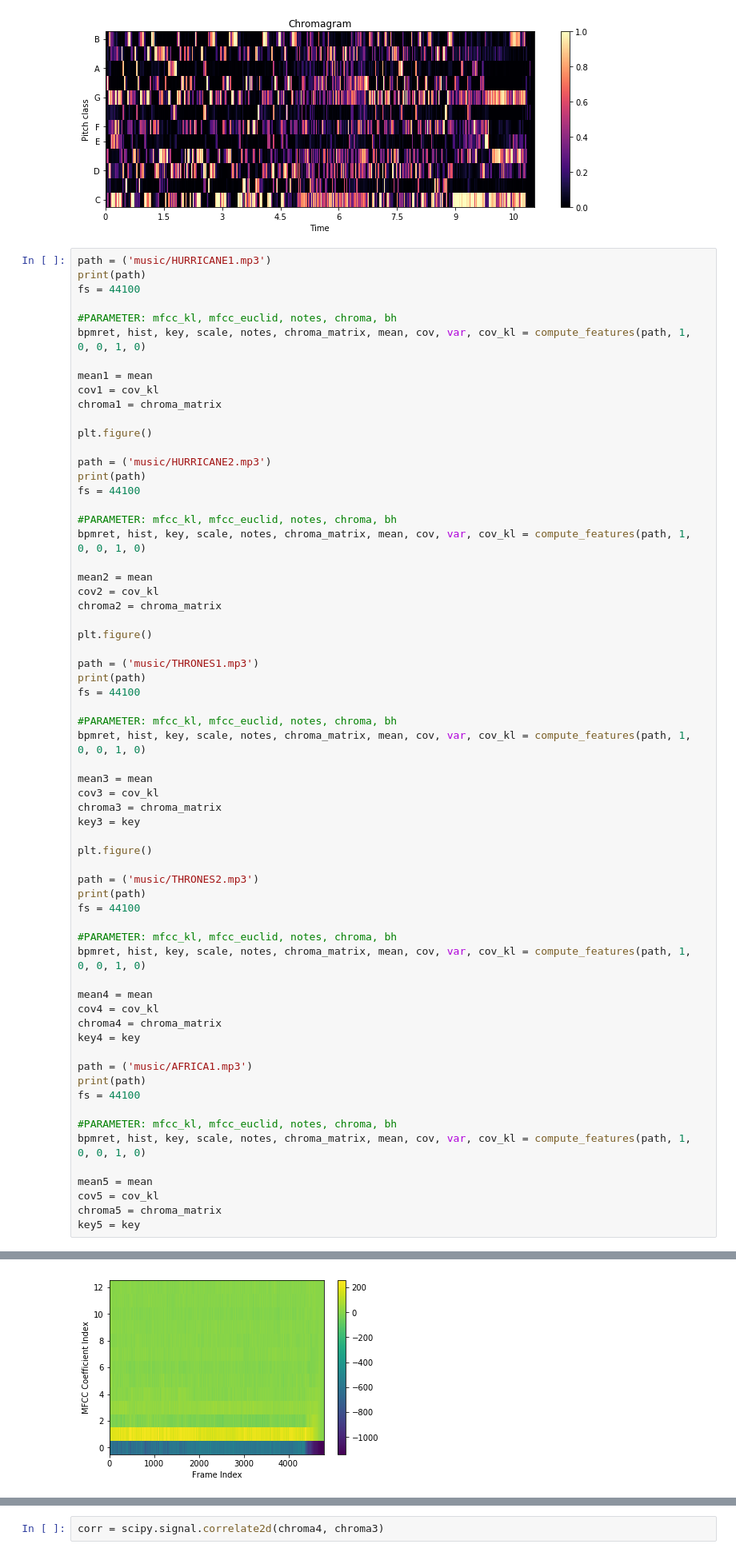
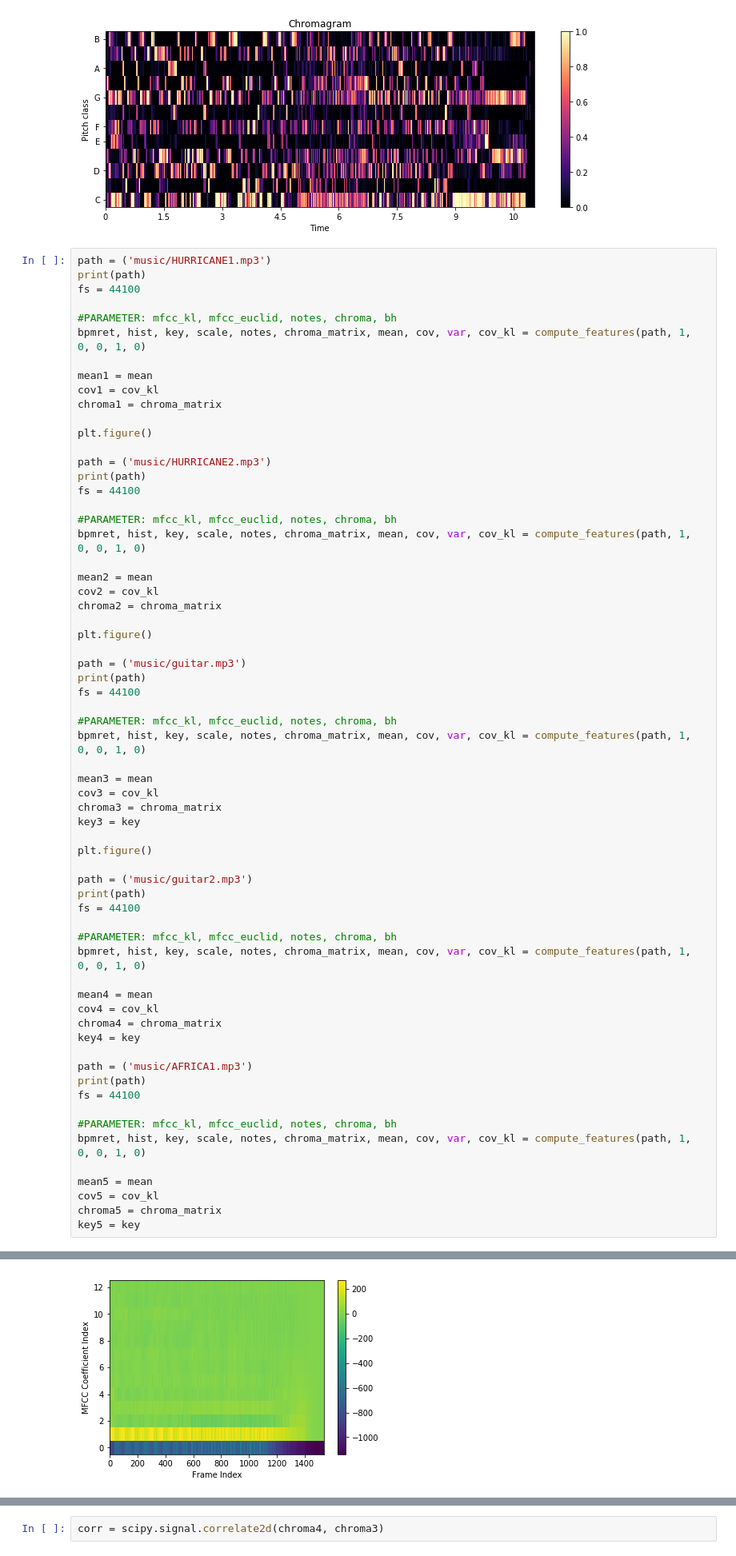
Before and after one commit to oObqpdOo/MusicSimilarity-Spark, a Jupyter notebook: Features Selectable and Similarity.ipynb, the cells around one changed output, grey strips where cells are left out. Shown: that part at 80% size. Drawn from its saved outputs; the diff is of its cells as text.

```diff
--- a/Features Selectable and Similarity.ipynb
+++ b/Features Selectable and Similarity.ipynb
@@ -571,7 +571,7 @@ chroma2 = chroma_matrix
 
 plt.figure()
 
-path = ('music/THRONES1.mp3')
+path = ('music/guitar.mp3')
 print(path)
 fs = 44100
 
@@ -585,7 +585,7 @@ key3 = key
 
 plt.figure()
 
-path = ('music/THRONES2.mp3')
+path = ('music/guitar2.mp3')
 print(path)
 fs = 44100
 
@@ -616,7 +616,7 @@ music/THRONES2.mp3
 music/AFRICA1.mp3
 [figure]
 [figure]
-[figure, old version]
+[figure, new version]
 [figure]
 # %%
 def jensen_shannon(mean1, mean2, cov1, cov2):
```
Also changed, not shown: parts of 13 cells of this notebook, 2 other files.
